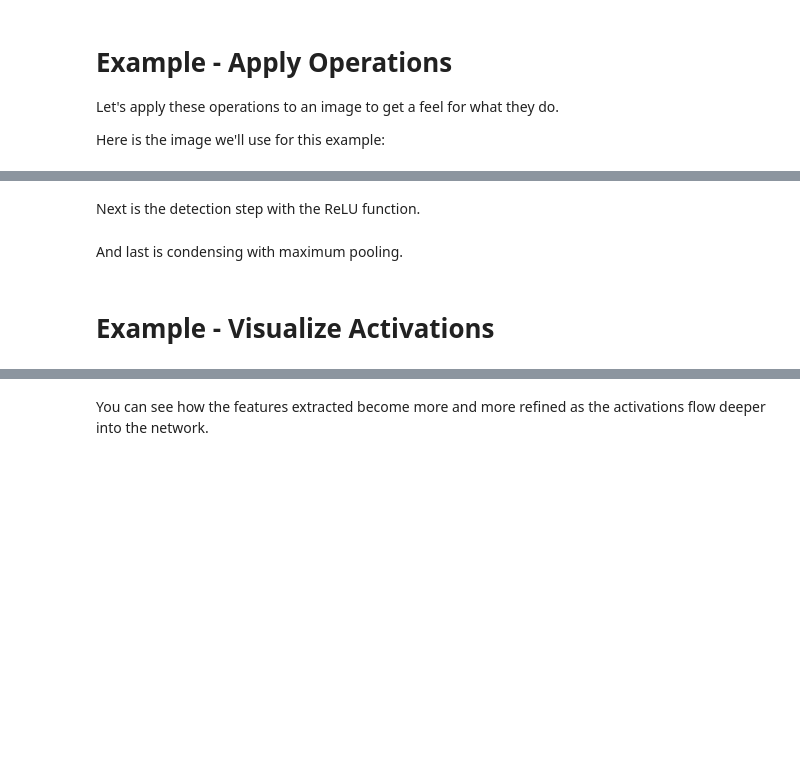
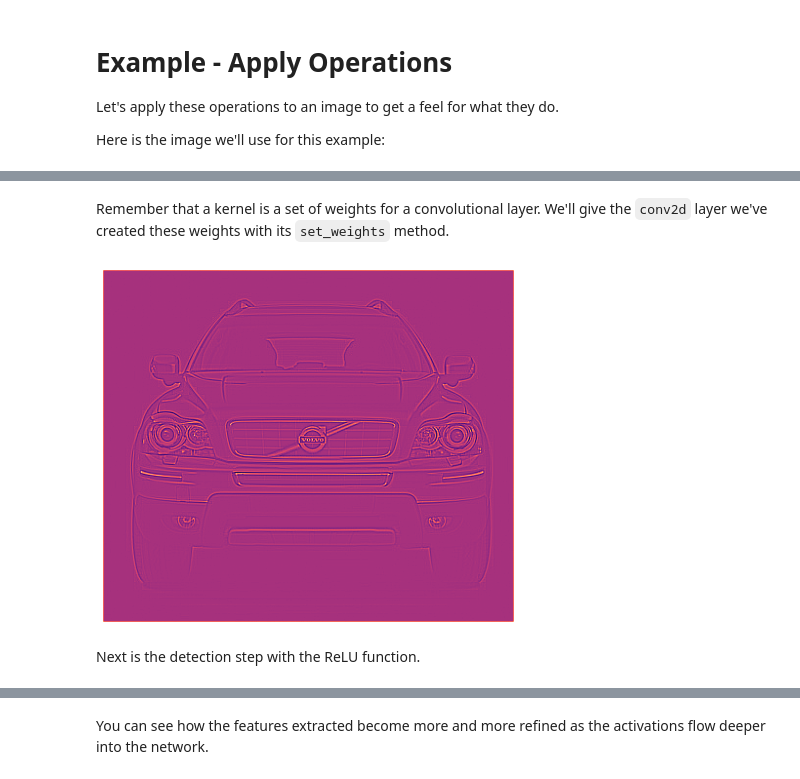
Before and after one commit to Kaggle/learntools, a Jupyter notebook: notebooks/computer_vision/raw/tut3.ipynb, the cells around one changed output, grey strips where cells are left out. Drawn from its saved outputs; the diff is of its cells as text; code cells hidden in the pictures; blank space fills up the shorter version.

```diff
--- a/notebooks/computer_vision/raw/tut3.ipynb
+++ b/notebooks/computer_vision/raw/tut3.ipynb
@@ -101,2 +159,23 @@ display(img)
+# %% [markdown]
+Remember that a kernel is a set of weights for a convolutional layer. We'll give the `conv2d` layer we've created these weights with its `set_weights` method.
+# %%
+# Reformat for batch compatibility.
+image = tf.image.convert_image_dtype(img, dtype=tf.float32)
+image = tf.expand_dims(image, axis=0)
+kernel = tf.reshape(krn, [*krn.shape, 1, 1])
+
+# Apply the kernel to the layer. Since a conv layer can have many
+# kernels, we pass it in a list.
+conv2d.set_weights([kernel])
+
+# You can call the layer on the image just like a function.
+image_filter = conv2d(image)
+
+plt.figure(figsize=(6, 6))
+plt.imshow(tf.squeeze(image_filter))
+plt.axis('off')
+plt.show();
+# %% [output]
+[figure, added]
 # %% [markdown]
 Next is the detection step with the ReLU function.
@@ -107,2 +181,0 @@ display(img)
-# %% [markdown]
-And last is condensing with maximum pooling.
@@ -113,2 +181,0 @@ display(img)
-# %% [markdown]
-# Example - Visualize Activations #
```
Also changed, not shown: parts of 23 cells of this notebook.
